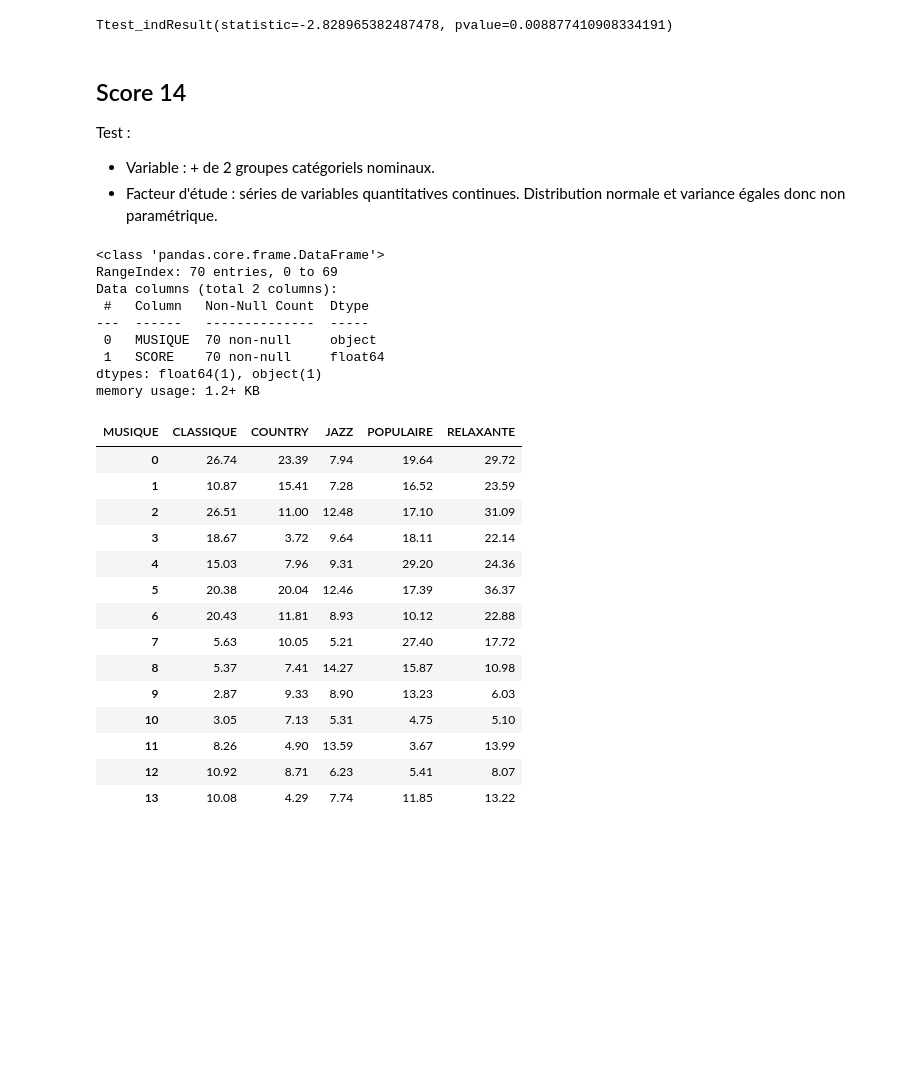
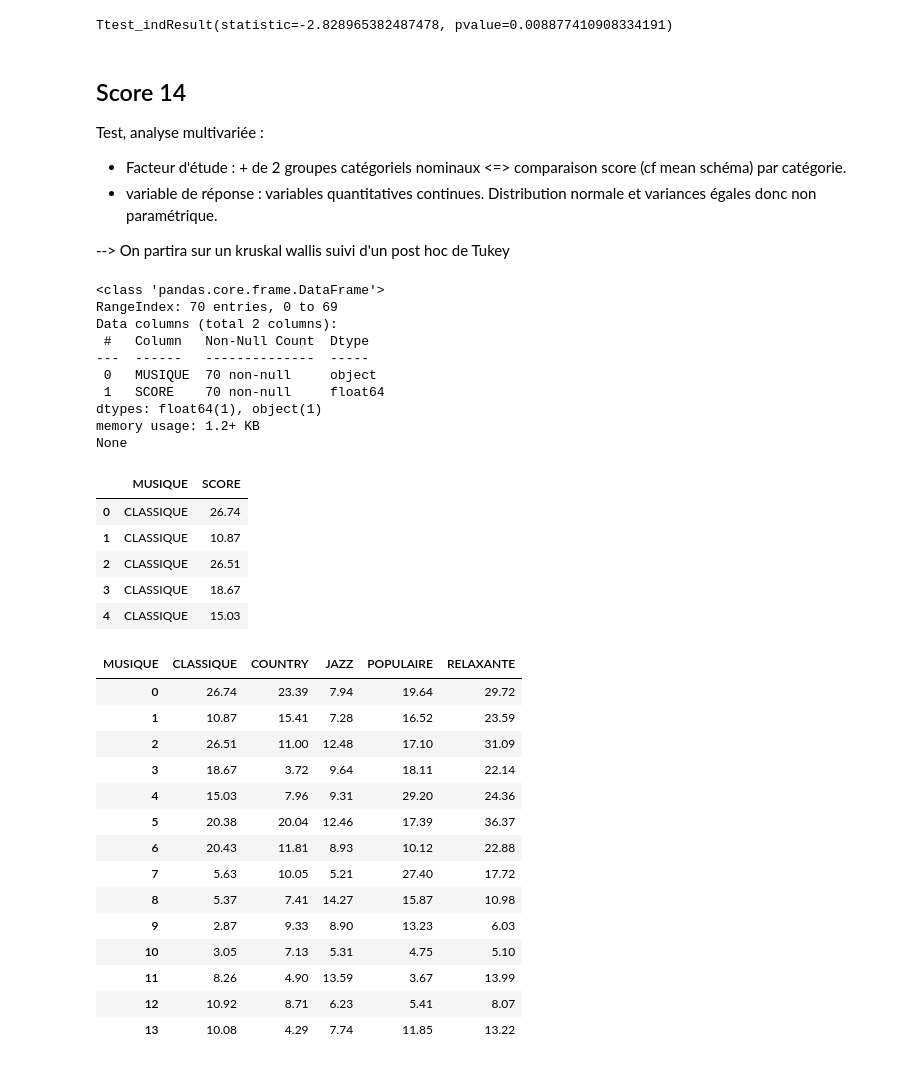
Before and after one commit to loic-roux-404/py-train, a Jupyter notebook: ml-solo/test-stat-2.ipynb, the cells around one changed output. Cells and saved outputs as stored; diff of their text form; code cells hidden in the pictures; blank space fills up the shorter version.

```diff
--- a/ml-solo/test-stat-2.ipynb
+++ b/ml-solo/test-stat-2.ipynb
@@ -635,24 +638,35 @@ Ttest_indResult(statistic=-2.828965382487478, pvalue=0.008877410908334191)
 # %% [markdown]
 ## Score 14
 
-Test :
+Test, analyse multivariée :
 
-- Variable : + de 2 groupes catégoriels nominaux.
-- Facteur d'étude : séries de variables quantitatives continues. Distribution normale et variance égales donc non paramétrique.
+- Facteur d'étude : + de 2 groupes catégoriels nominaux <=> comparaison score (cf mean schéma) par catégorie.
+- variable de réponse : variables quantitatives continues. Distribution normale et variances égales donc non paramétrique.
+
+--> On partira sur un kruskal wallis suivi d'un post hoc de Tukey
 # %%
 data = pd.read_csv(get_dataset_dir("score-14.csv"), sep=";")
 
-data.info()
+print(data.info())
+
+data.head()
 # %% [output]
 <class 'pandas.core.frame.DataFrame'>
 RangeIndex: 70 entries, 0 to 69
 Data columns (total 2 columns):
  #   Column   Non-Null Count  Dtype
 ---  ------   --------------  -----
  0   MUSIQUE  70 non-null     object
  1   SCORE    70 non-null     float64
 dtypes: float64(1), object(1)
 memory usage: 1.2+ KB
+None
+|  | MUSIQUE | SCORE |
+| 0 | CLASSIQUE | 26.74 |
+| 1 | CLASSIQUE | 10.87 |
+| 2 | CLASSIQUE | 26.51 |
+| 3 | CLASSIQUE | 18.67 |
+| 4 | CLASSIQUE | 15.03 |
 # %%
 # transpose dataframe
 df = data.groupby('MUSIQUE').apply(lambda x: x['SCORE'].tolist()).to_frame()
```
Also changed, not shown: parts of 10 cells of this notebook, 3 other files.
